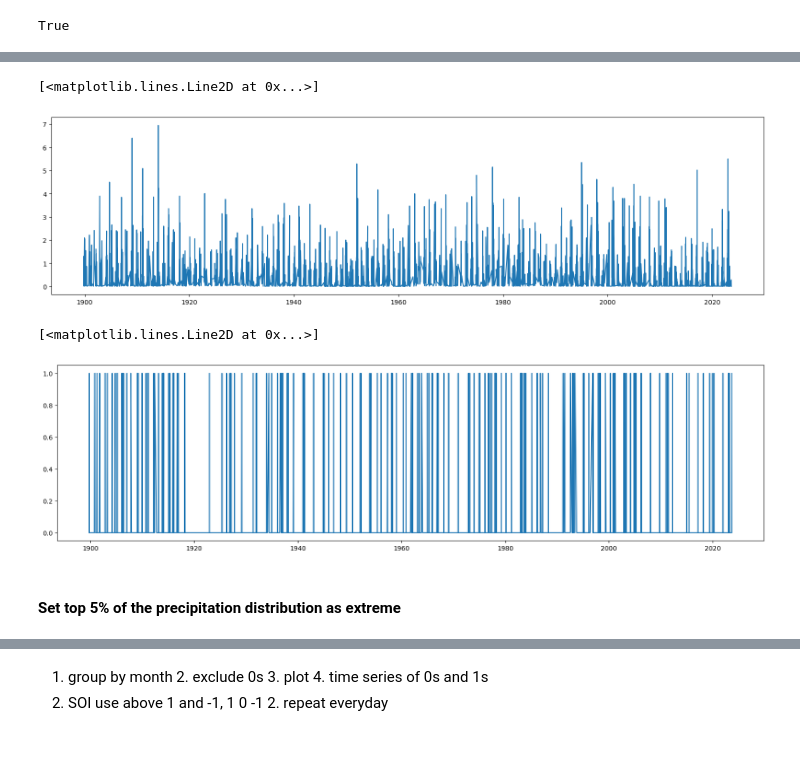
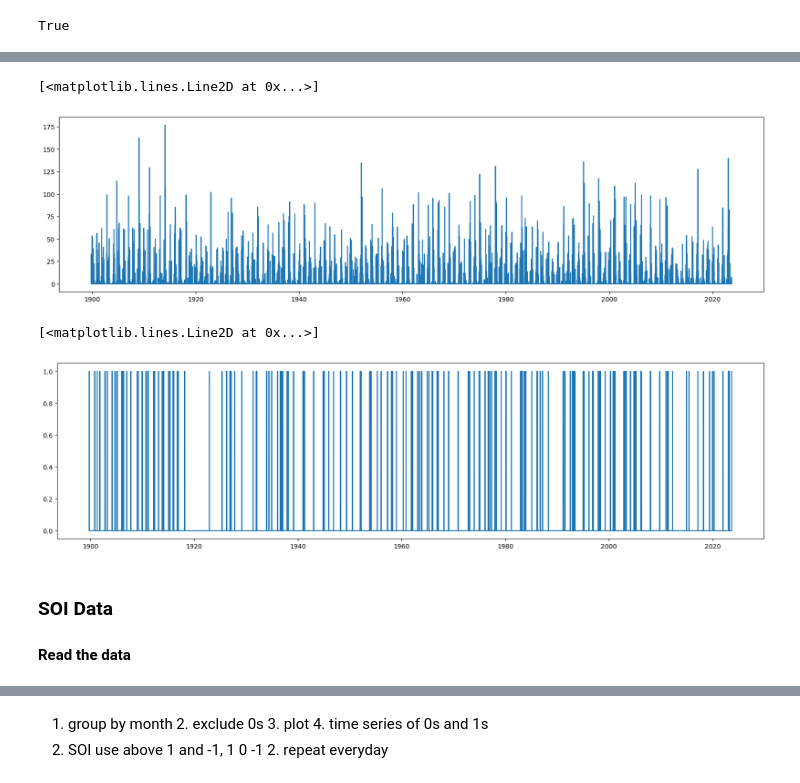
Before and after one commit to pippahtlin/Extreme-Precipitation, a Jupyter notebook: Import Data.ipynb, the cells around one changed output, grey strips where cells are left out. Cells and saved outputs as stored; diff of their text form; code cells hidden in the pictures; blank space fills up the shorter version.

```diff
--- a/Import Data.ipynb
+++ b/Import Data.ipynb
@@ -13,6 +13,9 @@ rf = pd.read_excel(file_path,skiprows=9)
 rf.rename(columns=rf.iloc[0]).drop(rf.index[0]).reset_index(drop=True)
 rf['datetime'] = pd.to_datetime(rf[['year', 'month', 'day']])
 
-rf.head(10)
+# Turn daily rain's unit from inches to millimeters
+rf['daily rain'] *= 25.4
+
+rf
 # %% [output]
 |  | station id | water year | year | month | day | daily rain | code | datetime |
@@ -72 +74,11 @@ rf
 4651 rows × 9 columns
+# %%
+# Fill the missing date with 0's for binary rain
+idx = pd.date_range('1899-10-11', '2023-08-31')
+rf = rf.set_index(rf.datetime).reindex(idx, fill_value=0)
+# %%
+# ok to remove water year?
+rf['year'] = rf.index.year
+rf['month'] = rf.index.month
+rf['day'] = rf.index.day
+rf
@@ -78,16 +114,17 @@ True
 # %%
 plt.figure(figsize=(20, 5))
-plt.plot(rf['datetime'],rf['daily rain'])
+plt.plot(rf['daily rain'])
 # %% [output]
 [<matplotlib.lines.Line2D at 0x...>]
-[figure, old version]
+[figure, new version]
 # %%
 plt.figure(figsize=(20, 5))
-plt.plot(rf['datetime'],rf['binary rain'])
+plt.plot(rf['binary rain'])
 # %% [output]
 [<matplotlib.lines.Line2D at 0x...>]
-[figure, old version]
+[figure, new version]
 # %%
 rf.to_csv("/Users/pippalin/Extreme-Precipitation/data/precipitation_clean")
-# %% [markdown]
-#### Set top 5% of the precipitation distribution as extreme
+# %% [markdown]
+### **SOI Data**
+#### Read the data
```
Also changed, not shown: parts of 14 cells of this notebook, 3 other files.
